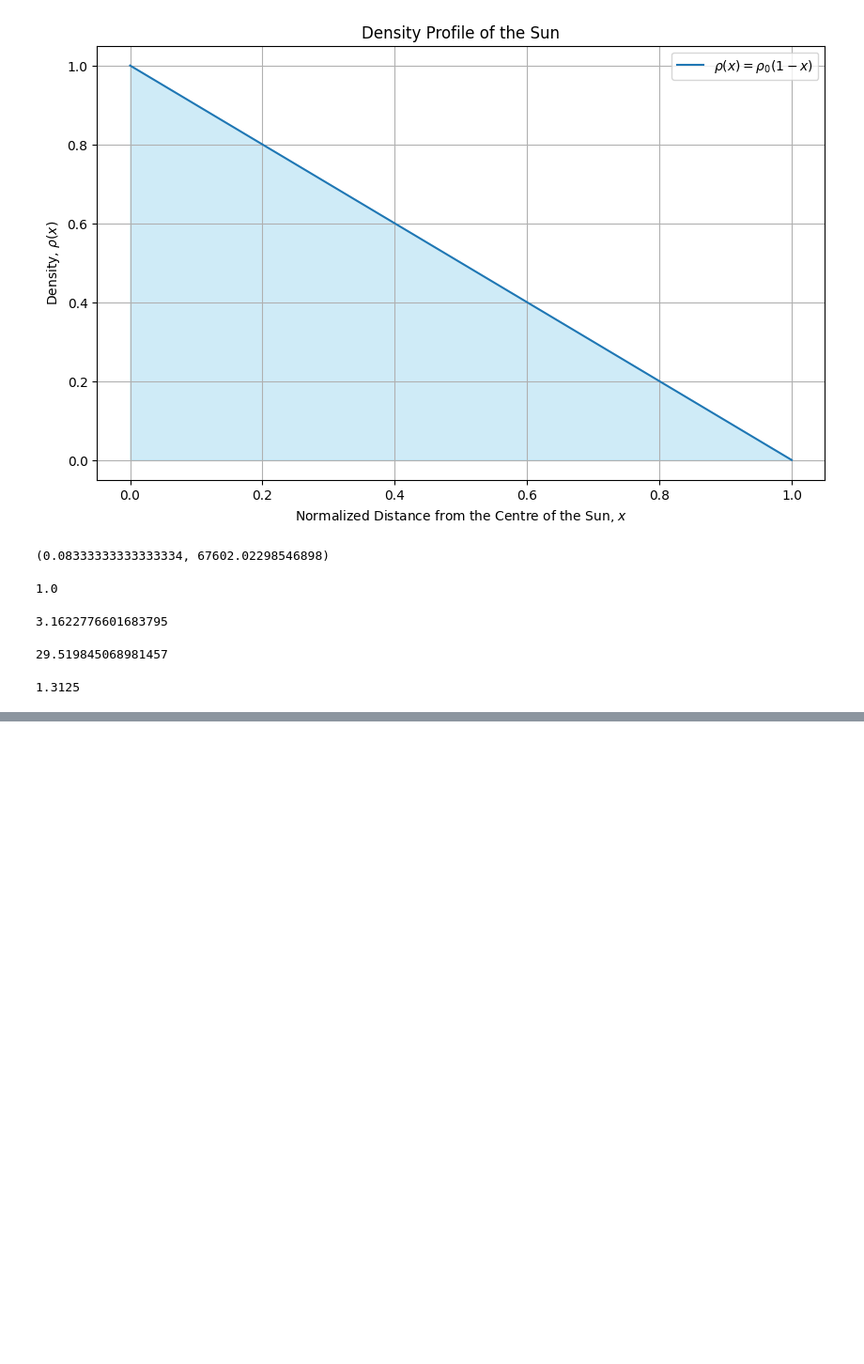
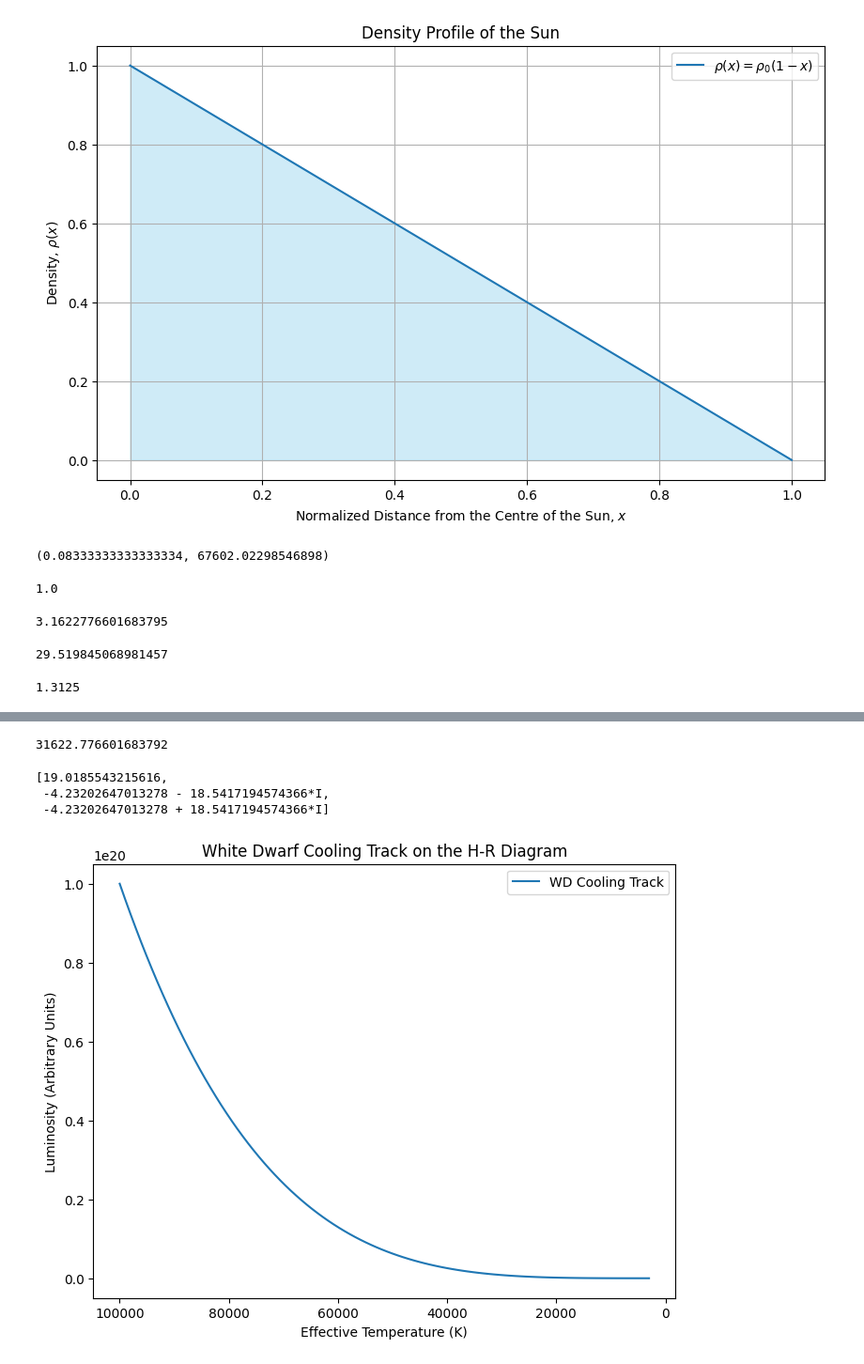
Before and after one commit to Fr4nc3/astrophysics-exercises, a Jupyter notebook: stellar/stellar.ipynb, the cells around one changed output, grey strips where cells are left out. Shown at 94% size. Drawn from its saved outputs; the diff is of its cells as text; code cells hidden in the pictures; blank space fills up the shorter version.

```diff
--- a/stellar/stellar.ipynb
+++ b/stellar/stellar.ipynb
@@ -1500,0 +1528,61 @@ tau_ratio
+# %%
+# Typical luminosity of a red supergiant in solar luminosities
+L_rsg = 10**5  # A high value from the typical range
+
+# Typical luminosity of a brown dwarf in solar luminosities
+L_bd = 10**(-4)  # A high value from the typical range
+
+# Calculate the ratio of their radii
+radius_ratio = (L_rsg / L_bd)**0.5
+radius_ratio
+# %% [output]
+31622.776601683792
+# %%
+from sympy import symbols, Eq, solve
+
+# Let M_brighter be the mass of the brighter star in solar masses
+M_brighter = symbols('M_brighter')
+
+# Given luminosity ratio
+luminosity_ratio = 30000
+
+# Mass-luminosity relation for main sequence stars
+# L / L_sun = (M / M_sun)^3.5
+# Solving for the mass of the brighter star given its luminosity is 30,000 times that of the dimmer star (like the Sun)
+mass_luminosity_relation = Eq(M_brighter**3.5, luminosity_ratio)
+
+# Solve for the mass of the brighter star
+mass_of_brighter_star = solve(mass_luminosity_relation, M_brighter)
+mass_of_brighter_star
+# %% [output]
+[19.0185543215616,
+ -4.23202647013278 - 18.5417194574366*I,
+ -4.23202647013278 + 18.5417194574366*I]
+# %%
+import numpy as np
+import matplotlib.pyplot as plt
+
+# Generate a range of effective temperatures (in Kelvin) for the white dwarf as it cools
+T_eff = np.linspace(100000, 3000, 100)  # From hot to cool
+
+# Calculate luminosity using the Stefan-Boltzmann law (proportionality)
+# Assuming a constant radius for simplicity, so L ∝ T_eff^4
+L = T_eff**4
+
+# Plotting the H-R diagram
+plt.figure(figsize=(8, 6))
+plt.plot(T_eff, L, label='WD Cooling Track')
+
+# Since the plot is traditionally shown with hot temperatures on the left, invert the x-axis
+plt.gca().invert_xaxis()
+
+# Adding labels and title
+plt.xlabel('Effective Temperature (K)')
+plt.ylabel('Luminosity (Arbitrary Units)')
+plt.title('White Dwarf Cooling Track on the H-R Diagram')
+plt.legend()
+
+# Show the plot
+plt.show()
+# %% [output]
+[figure, added]
```
Also changed, not shown: parts of 7 cells of this notebook.
